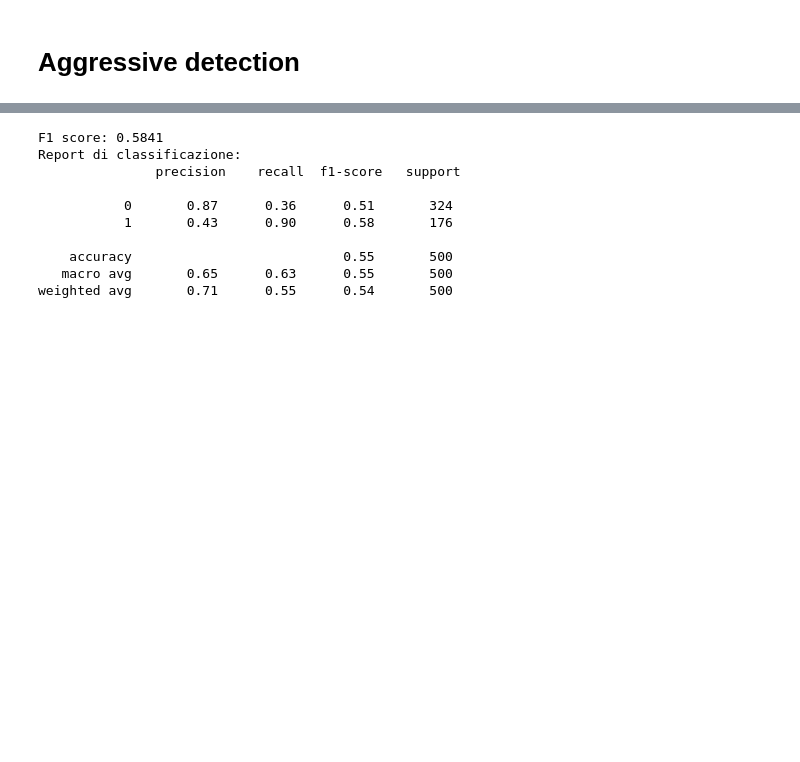
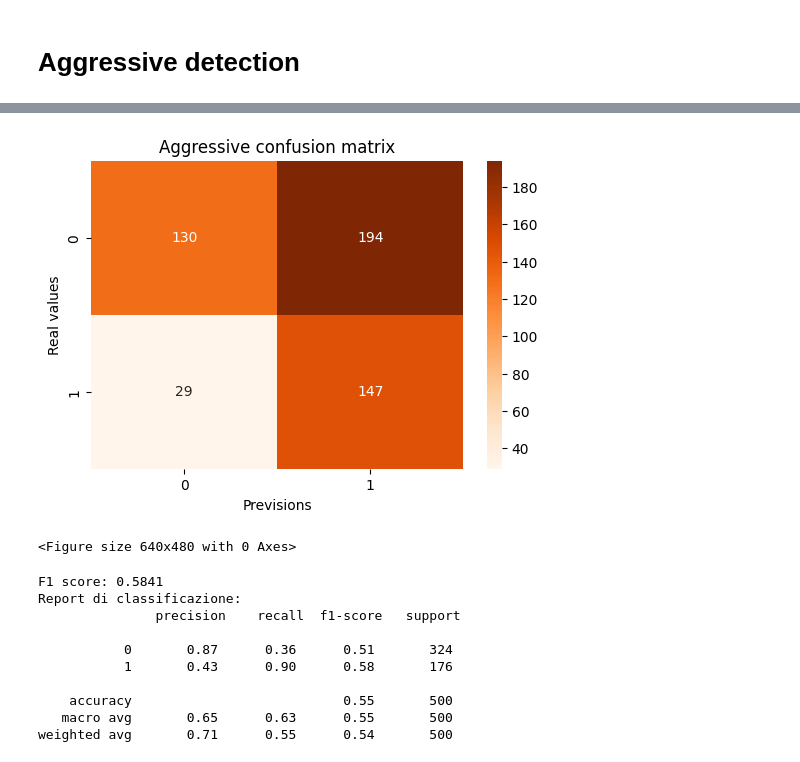
Before and after one commit to SigFerdo/Natural-Language-Processing-2023, a Jupyter notebook: task.ipynb, the cells around one changed output, grey strips where cells are left out. Cells and saved outputs as stored; diff of their text form; code cells hidden in the pictures; blank space fills up the shorter version.

```diff
--- a/task.ipynb
+++ b/task.ipynb
@@ -403,3 +414,9 @@ print_confusion_matrix(predictions, test_set_miso_rf, "Misogyny confusion matrix
 - We can see the result for the class 0 has improved as result of the stemming operation, but the overall results are still not very good for the class 0
 # %% [markdown]
 # Aggressive detection
+# %%
+train_set_aggr_rf = pd.DataFrame(train_set_aggr)
+test_set_aggr_rf = pd.DataFrame(test_set_aggr)
+
+vectorizer = TfidfVectorizer(tokenizer=custom_no_stem_tokenizer)
+f1,predictions = test_random_forest(vectorizer,train_set_aggr_rf,test_set_aggr_rf)
@@ -406,3 +434,8 @@ print_confusion_matrix(predictions, test_set_miso_rf, "Misogyny confusion matrix
+# %%
+print_confusion_matrix(predictions, test_set_aggr_rf, "Aggressive confusion matrix")
+# %% [output]
+[figure, added]
+<Figure size 640x480 with 0 Axes>
 # %%
 train_set_aggr_rf = pd.DataFrame(train_set_aggr)
 test_set_aggr_rf = pd.DataFrame(test_set_aggr)
```
Also changed, not shown: parts of 10 cells of this notebook.
